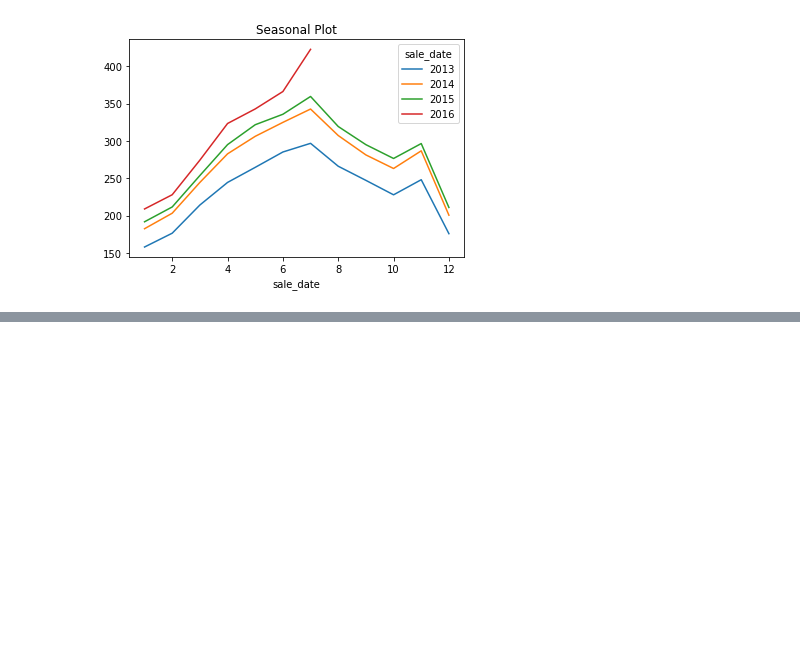
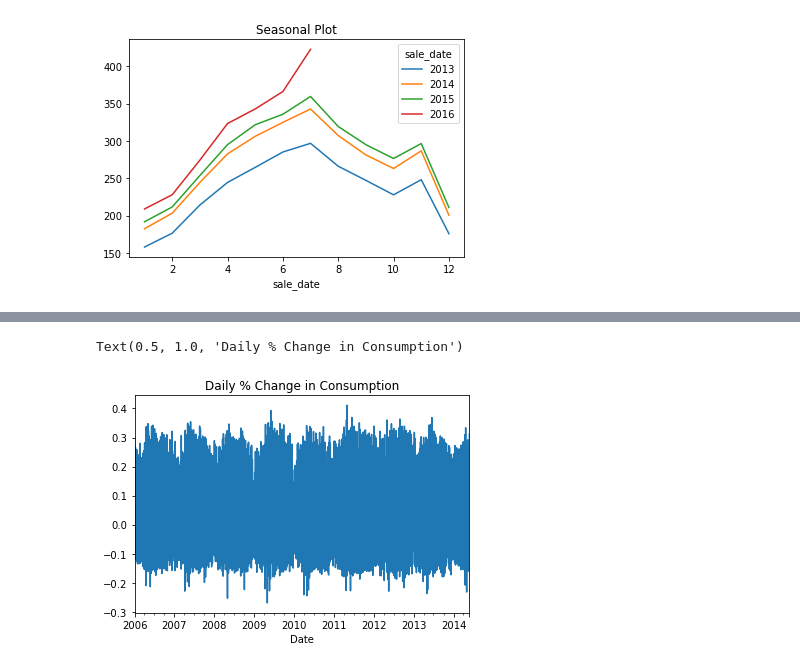
Before and after one commit to mariamnaqvi/time-series-exercises, a Jupyter notebook: explore.ipynb, the cells around one changed output, grey strips where cells are left out. Cells and saved outputs as stored; diff of their text form; code cells hidden in the pictures; blank space fills up the shorter version.

```diff
--- a/explore.ipynb
+++ b/explore.ipynb
@@ -158,0 +199,6 @@ y.groupby([y.index.year, y.index.month]).mean().unstack(0).plot(title='Seasonal
+# %%
+(y2.diff() / y2.shift()).plot()
+plt.title('Daily % Change in Consumption')
+# %% [output]
+Text(0.5, 1.0, 'Daily % Change in Consumption')
+[figure, added]
```
Also changed, not shown: parts of 9 cells of this notebook.
